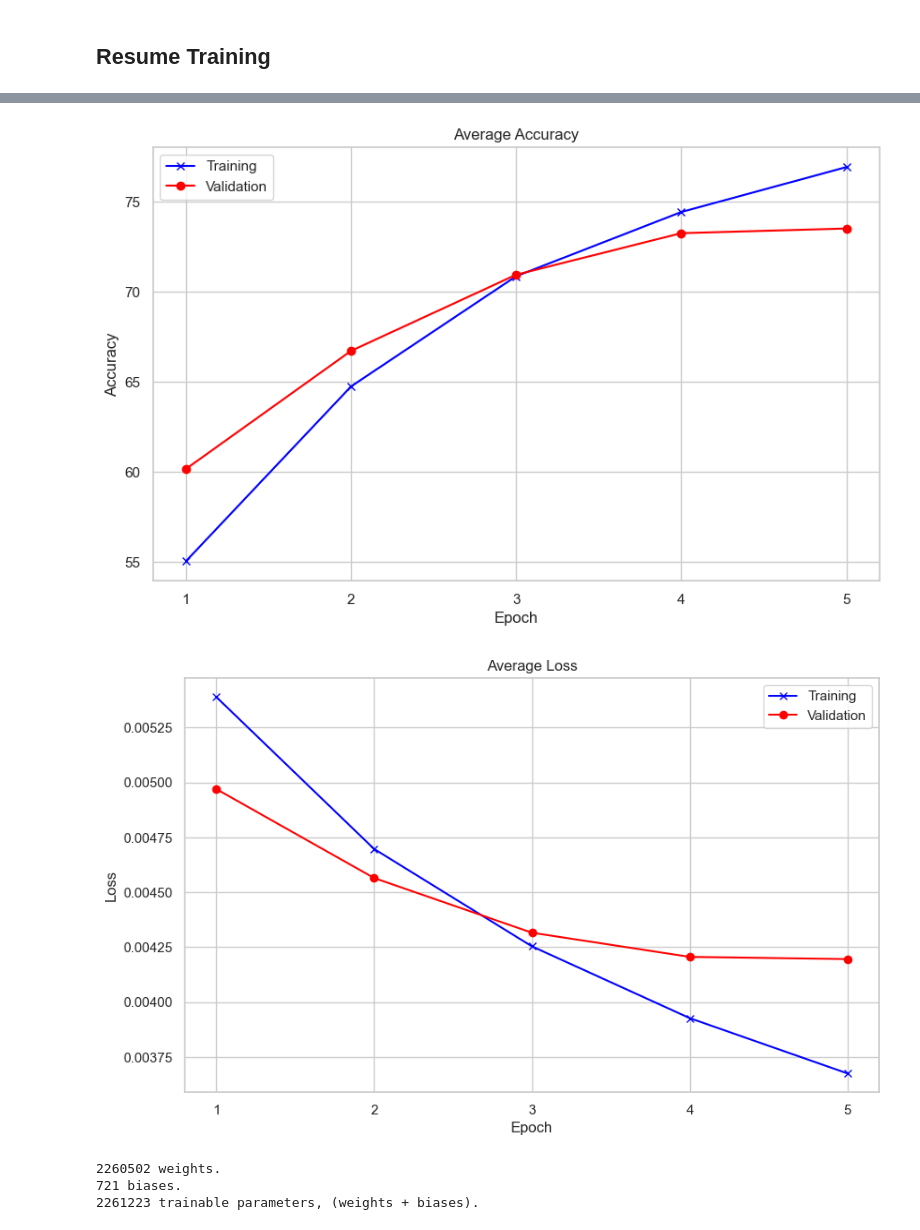
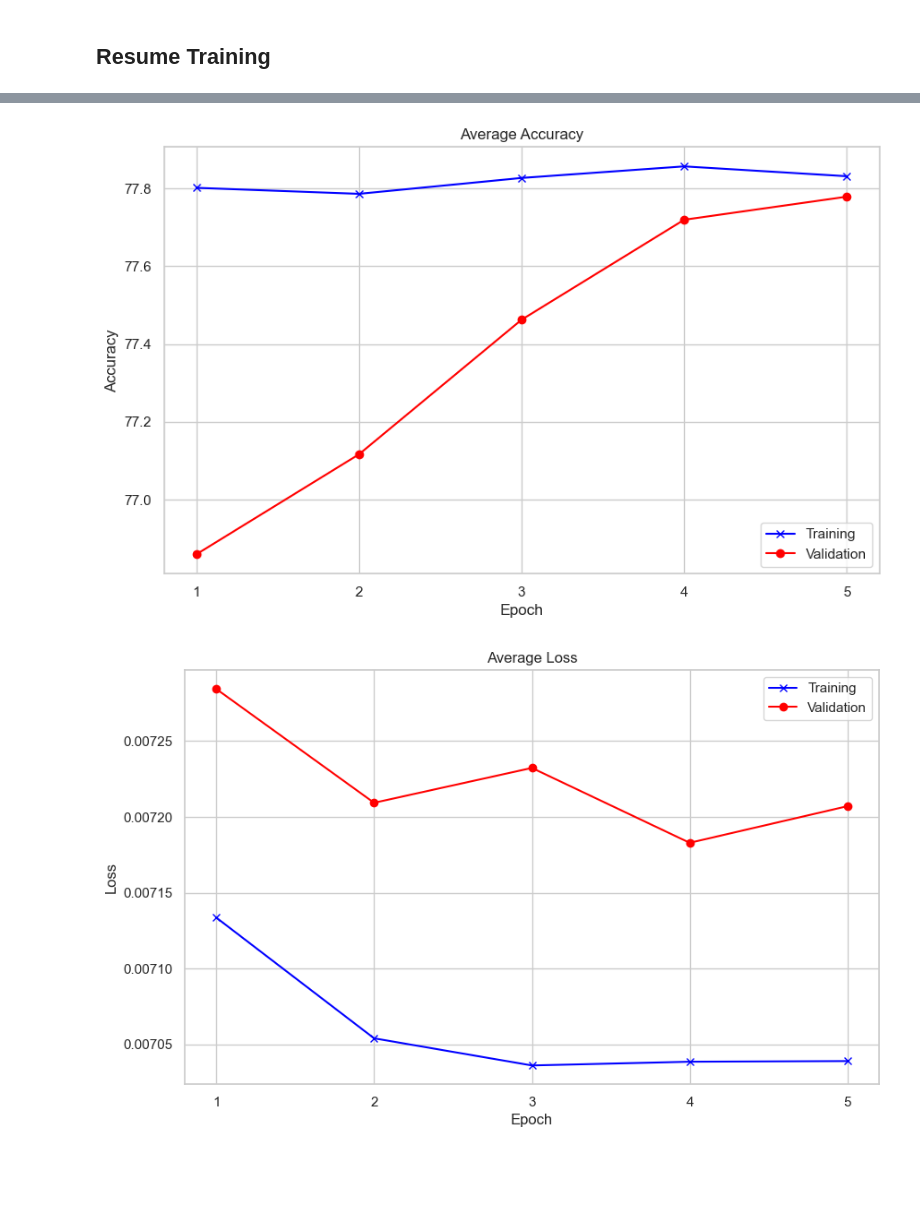
Before and after one commit to Gavriel94/LSTM, a Jupyter notebook: notebook.ipynb, the cells around one changed output, grey strips where cells are left out. Saved outputs shown, nothing was run; the diff lists cells and outputs as text; code cells hidden in the pictures; blank space fills up the shorter version.

Commit message:
model run

```diff
--- a/notebook.ipynb
+++ b/notebook.ipynb
@@ -394,5 +393,5 @@ View run at https://wandb.ai/anthonygavriel/hate-speech-classification/runs/c1xd
 # %%
-epochs = 10
+epochs = 5
 
 t_acc, t_loss, v_acc, v_loss = lstm.run_training(
     train_loader,
@@ -509,19 +508,14 @@ def load_model():
         device = torch.device("mps")
         # ! These parameters must be the same as the saved model
         vocab_len = len(vocab)
-        # Data dimensionality
-        dimensions = 60
-        # Number of nodes in the LSTM module
-        hidden_nodes = 4
-        # Number of layers in the LSTM module
-        hidden_layers = 3
+        # Data dimensions
+        dimensions = 65
         lstm = LSTM_Model(
             vocab_size=vocab_len,
-            vector_dim=dimensions,
-            num_hidden_nodes=hidden_nodes,
-            hidden_layers=hidden_layers
+            input_dim=dimensions
             ).to(device)
         return lstm, device
+
 
 
 vocab = load_vocab()
@@ -537,13 +531,13 @@ print_model_details(loaded_model)
 ## Resume Training
 # %%
 epochs = 5
-batch_size = 128
-learning_rate = 0.01
+batch_size = 64
+learning_rate = 1e-3
 # Loss function
 criterion = nn.BCEWithLogitsLoss()
 optimizer = optim.Adam(loaded_model.parameters(), lr=learning_rate)
 scheduler = optim.lr_scheduler.StepLR(optimizer,
-                                      step_size=5)
+                                      step_size=2)
 
 
 
@@ -554,7 +548,8 @@ optimizer.load_state_dict(checkpoint['optimizer_state_dict'])
 """
 Model has currently been trained on:
 ☑ data_1
-☐ data_2
+☑ data_2
+☐ data_3
 ...
 ☐ data_16
 """
@@ -575,9 +570,14 @@ if track:
     wandb.init(
     project = "hate-speech-classification",
     config = {
-        "Learning Rate": learning_rate,
-        "Trainable parameters": get_num_params(lstm),
-        "Step Size": 20
+        'learning rate': learning_rate,
+        'trainable parameters': get_num_params(lstm),
+        'step size': step_size,
+        'optimizer': 'SGD',
+        'activation function': 'tanh',
+        'dimensions': dimensions,
+        'epochs': 5,
+        'data': data_folder
     })
 
 t_acc, t_loss, v_acc, v_loss = loaded_model.run_training(
@@ -595,12 +630,11 @@ t_acc, t_loss, v_acc, v_loss = loaded_model.run_training(
 # %%
-display.plot_metrics(t_acc, v_acc, 'Accuracy')
-display.plot_metrics(t_loss, v_loss, 'Loss')
+from model_details import plot_metrics
+
+plot_metrics(t_acc, v_acc, 'Accuracy')
+plot_metrics(t_loss, v_loss, 'Loss')
 # %% [output]
-[figure, old version]
+[figure, new version]
-[figure, old version]
+[figure, new version]
-2260502 weights.
-721 biases.
-2261223 trainable parameters, (weights + biases).
 # %%
 def save_model(model, model_optimizer):
     """
```
Also changed, not shown: parts of 6 cells of this notebook.
